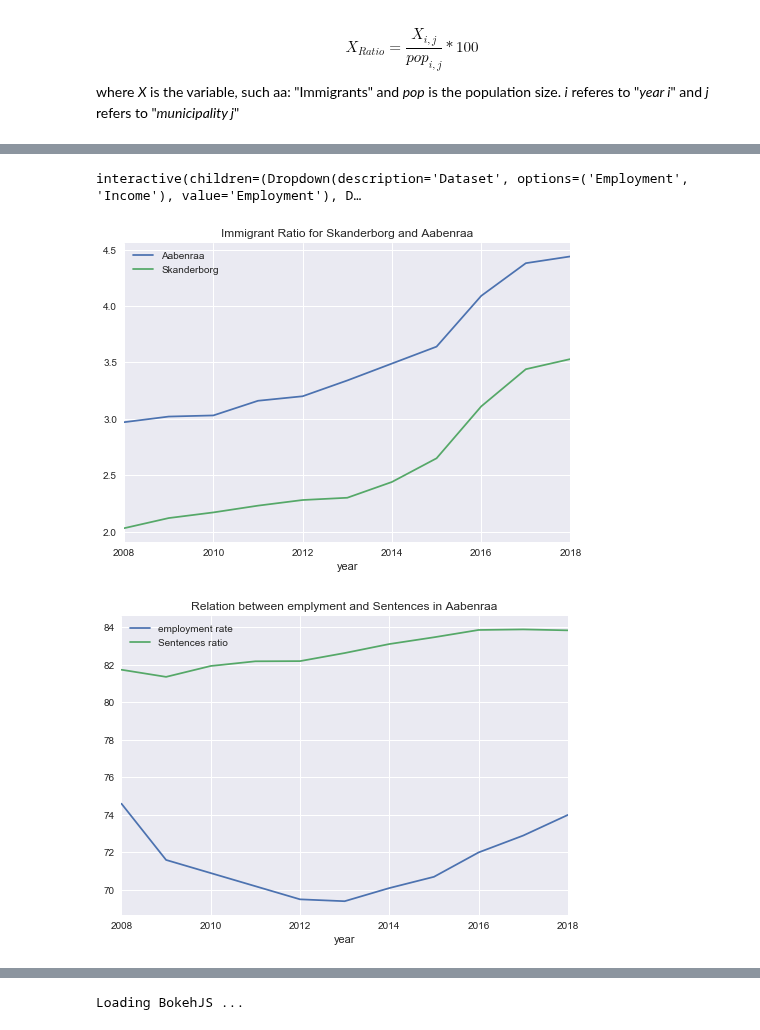
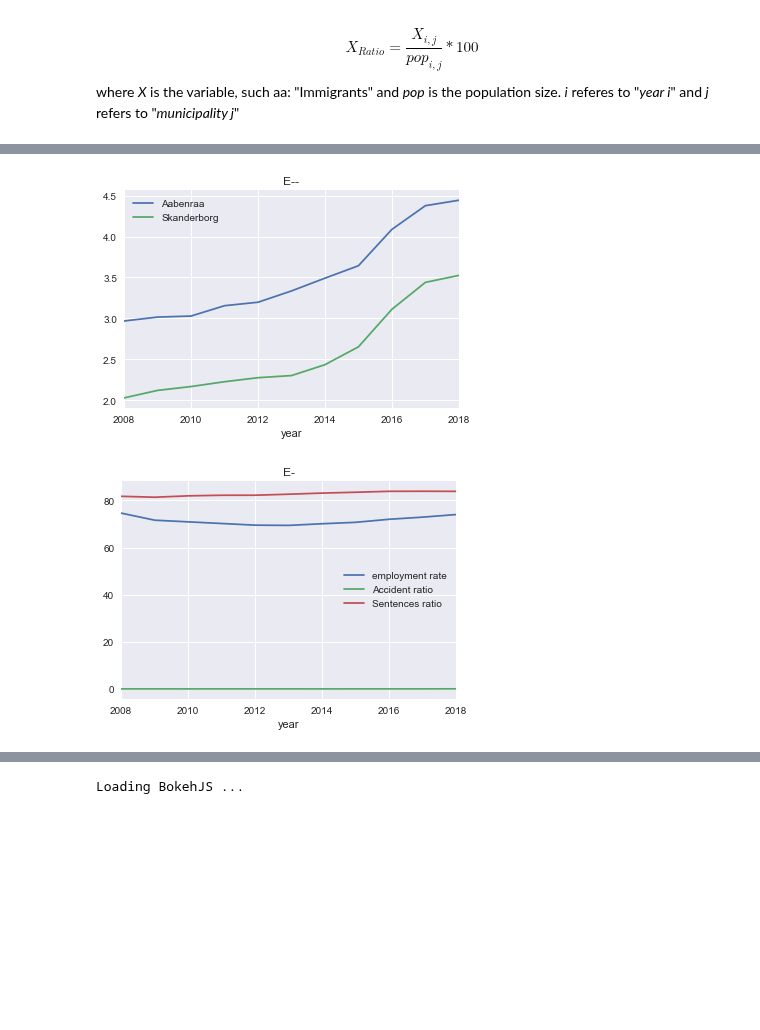
Before and after one commit to Rapyki/projects-2020-slangerne, a Jupyter notebook: dataproject/Henee.ipynb, the cells around one changed output, grey strips where cells are left out. Saved outputs shown, nothing was run; the diff lists cells and outputs as text; code cells hidden in the pictures; blank space fills up the shorter version.

```diff
--- a/dataproject/Henee.ipynb
+++ b/dataproject/Henee.ipynb
@@ -292,16 +290,15 @@ variables={'OMRÅDE':['*'], 'TID':['*'], 'ENHED':['*']} #IGen hvorfor
 avginc = dst.get_data(table_id = 'INDKP107', variables=variables)
 
 #Using the functions made in [dataproject.py]:
-avginc = dataproject.initial_rename(avginc,'Avg disp income')
-avginc = dataproject.only_keep_municipalities_and_years(avginc,0,2008,2018)
-
+avginc = B_funktioner.initial_rename(avginc,'Avg disp income')
+avginc = B_funktioner.only_keep_municipalities_and_years(avginc,0,2008,2018)
 
 #The 2 lines below ensures, that we only are going to examine "Average income for all people"
 I = avginc.ENHED.str.contains('all people')
 avginc = avginc.loc[I == True]
 
 #Sorting
-avginc = dataproject.sort_reset(avginc)
+avginc = B_funktioner.sort_reset(avginc)
 
 #Mangler vi ikke:
 #Deleting columns whcích we are not going to examine:
@@ -330,12 +327,7 @@ avginc
 
 Tabel1 = pop
 
-Tabel1 = Tabel1.merge(accidents, left_on=['municipality','year'], right_on=['municipality','year'], how='left')
-Tabel1 = Tabel1.fillna(0); Tabel1['Number of accidents'] = Tabel1['Number of accidents'].astype(int) #sets the years with 0 accidents to 0 instead of NaN and round the numbers
-
-
-
-Tabel1 = Tabel1.join([empl['employment rate'],immigrants['Immigrants'],sentences['Number of sentences'],avginc['Avg disp income']]) #['x'] tells which columns shall be used / merged on to the new main tabel.
+Tabel1 = Tabel1.join([empl['employment rate'],accidents['Number of accidents'],immigrants['Immigrants'],sentences['Number of sentences'],avginc['Avg disp income']]) #['x'] tells which columns shall be used / transported to the new main tabel.
 
 Tabel1
 # %% [output]
@@ -366,10 +358,5 @@ where *X* is the variable, such aa: "Immigrants" and *pop* is the population siz
 Tabel1['Immigrants ratio'] = Tabel1['Immigrants'] / Tabel1['population'] * 100
 Tabel1['Accident ratio'] = Tabel1['Number of accidents'] / Tabel1['population'] * 100
 Tabel1['Sentences ratio'] = Tabel1['Number of sentences'] / Tabel1['population'] * 100
-Tabel1['Immigrants ratio'] = Tabel1['Immigrants ratio'].round(2)
-Tabel1['Accident ratio'] = Tabel1['Accident ratio'].round(2)
-Tabel1['Sentences ratio']=Tabel1['Sentences ratio'].round(2)
-
-
 Tabel1
 # %% [output]
@@ -423,48 +408,25 @@ plot(Employment_Aabenraa_mv)
-# %%
-#This section is meant to produce an interactive widget graph, yet we have not gotten it to function. Is it possible to do interactive stuff and show in vscode or only in jupyterlab?
-def plot_empl_avginc(empl,avginc,dataset,municipality):
-
-    if dataset == 'Employment':
-        df = empl
-        y = 'employment rate'
-    else:
-        df = avginc
-        y = 'Avg disp income'
-
-
-widgets.interact(plot_empl_avginc,
-
-    empl = widgets.fixed(empl),
-    avginc = widgets.fixed(avginc),
-    dataset = widgets.Dropdown(description='Dataset',
-                               options=['Employment','Income']),
-    municipality = widgets.Dropdown(description='municipality',
-                                    options=empl.municipality.unique())
-);
-# %% [output]
-interactive(children=(Dropdown(description='Dataset', options=('Employment', 'Income'), value='Employment'), D…
 # %%
-#Here we construct different graphs to see the immediate relations and development of the variables
+#Here we constructs different graph to see the immediate relations and development of the variables
 Immigrants_Aabenraa_mv1 = Tabel2[Tabel2['municipality'].isin(['Aabenraa', 'Skanderborg'])]
 
 def plot(fig):
     fig_employ = fig.set_index('year')
-    fig_employ.groupby(['municipality'])['Immigrants ratio'].plot(legend=True, grid=True, title='Immigrant Ratio for Skanderborg and Aabenraa');
+    fig_employ.groupby(['municipality'])['Immigrants ratio'].plot(legend=True, grid=True, title='E--');
 
 plot(Immigrants_Aabenraa_mv1)
 # %% [output]
-[figure, old version]
+[figure, new version]
 # %%
 #Here we constructs different graph to see the immediate relations and development of the variables
 Emp_acci_sent = Tabel2[Tabel2['municipality'].isin(['Aabenraa'])]
 
 def plot(fig):
     fig_employ = fig.set_index('year')
-    fig_employ.groupby(['municipality'])['employment rate', 'Sentences ratio'].plot(legend=True, grid=True, title='Relation between emplyment and Sentences in Aabenraa');
+    fig_employ.groupby(['municipality'])['employment rate', 'Accident ratio', 'Sentences ratio'].plot(legend=True, grid=True, title='E-');
 
 plot(Emp_acci_sent)
 # %% [output]
-[figure, old version]
+[figure, new version]
 # %%
 #Here we constructs different graph to see the immediate relations and development of the variables
 Emp_acci_sent = Tabel2[Tabel2['municipality'].isin(['Skanderborg'])]
```
Also changed, not shown: parts of 12 cells of this notebook.
